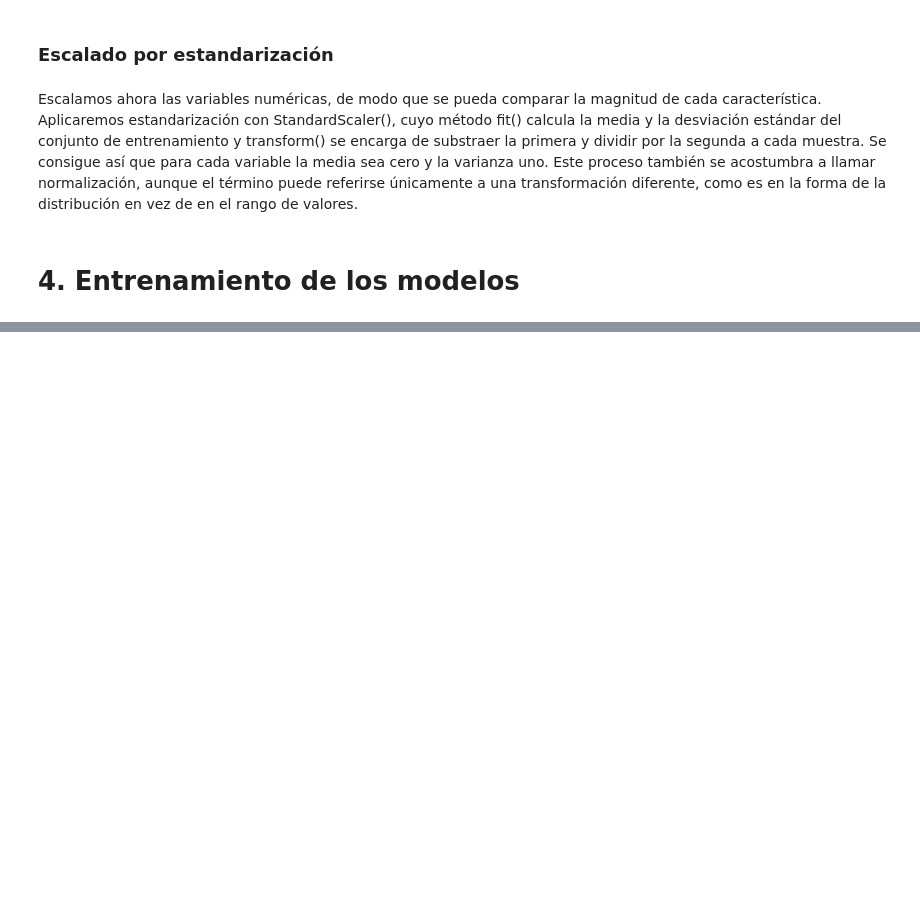
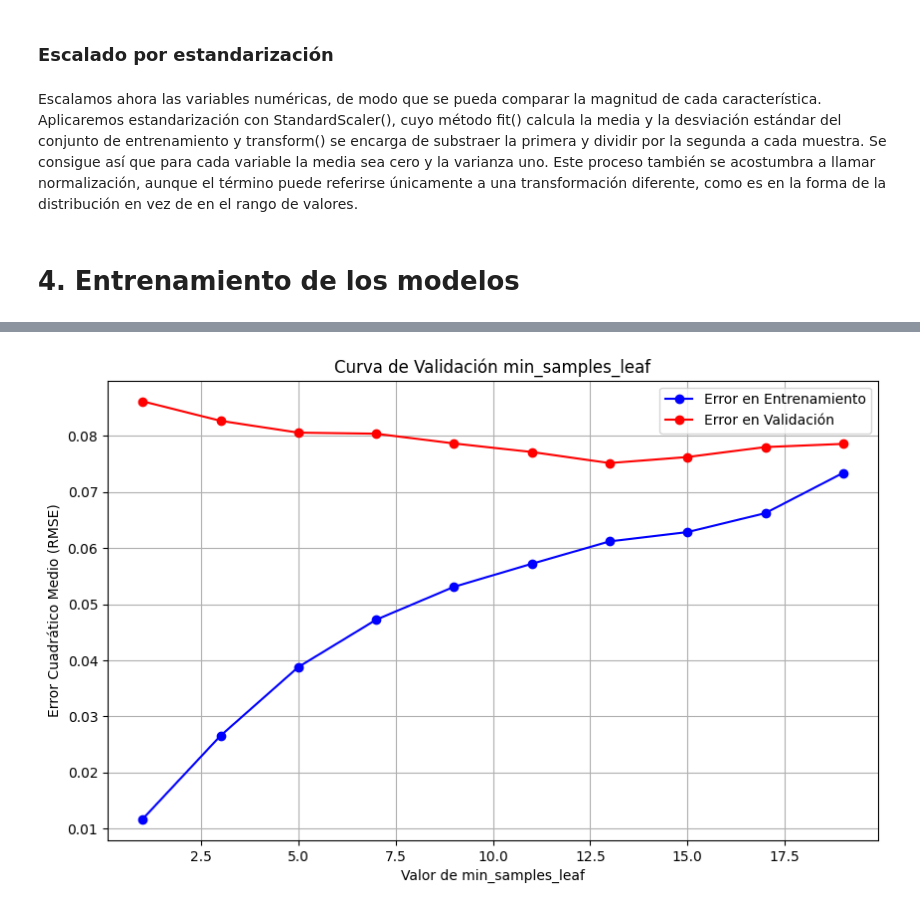
Before and after one commit to anavagi/anticoagulant-patology-analysis, a Jupyter notebook: ModelTraining_and_Conclusions.ipynb, the cells around one changed output, grey strips where cells are left out. Cells and saved outputs as stored; diff of their text form; code cells hidden in the pictures; blank space fills up the shorter version.

```diff
--- a/ModelTraining_and_Conclusions.ipynb
+++ b/ModelTraining_and_Conclusions.ipynb
@@ -623,0 +182,8 @@ El Gráfico de Residuales (Error vs. Predicción)  ilustra la distribución de l
+# %%
+
+
+param_range = np.arange(1, 21, 2)
+
+plot_validation_curve(best, X_train_scaled, y_train,"min_samples_leaf",param_range)
+# %% [output]
+[figure, added]
```
Also changed, not shown: parts of 56 cells of this notebook, 22 other files.
